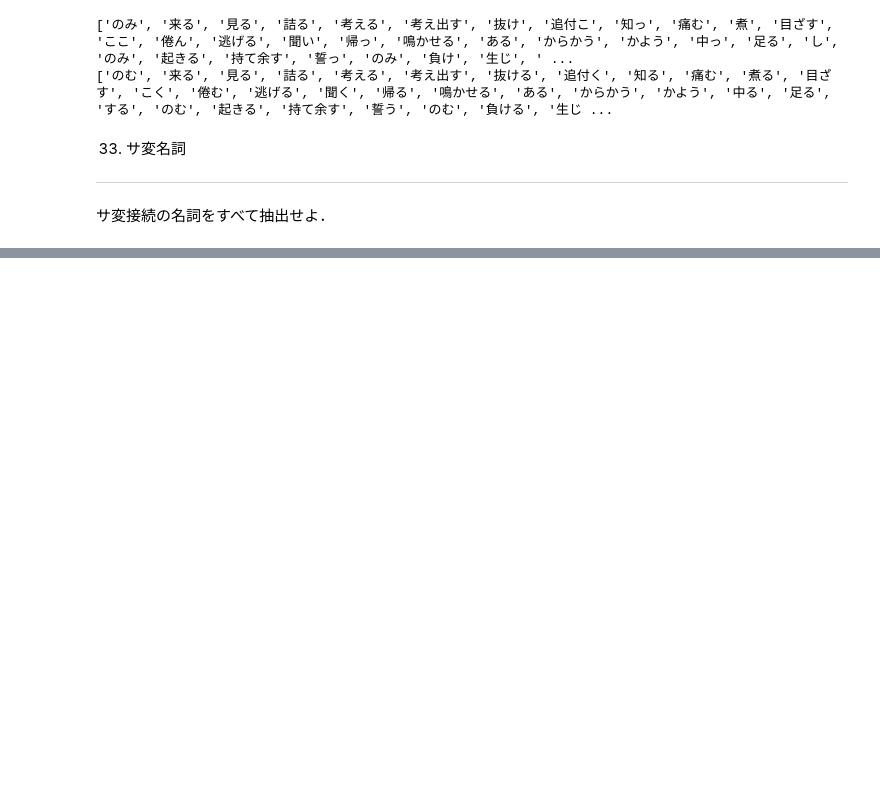
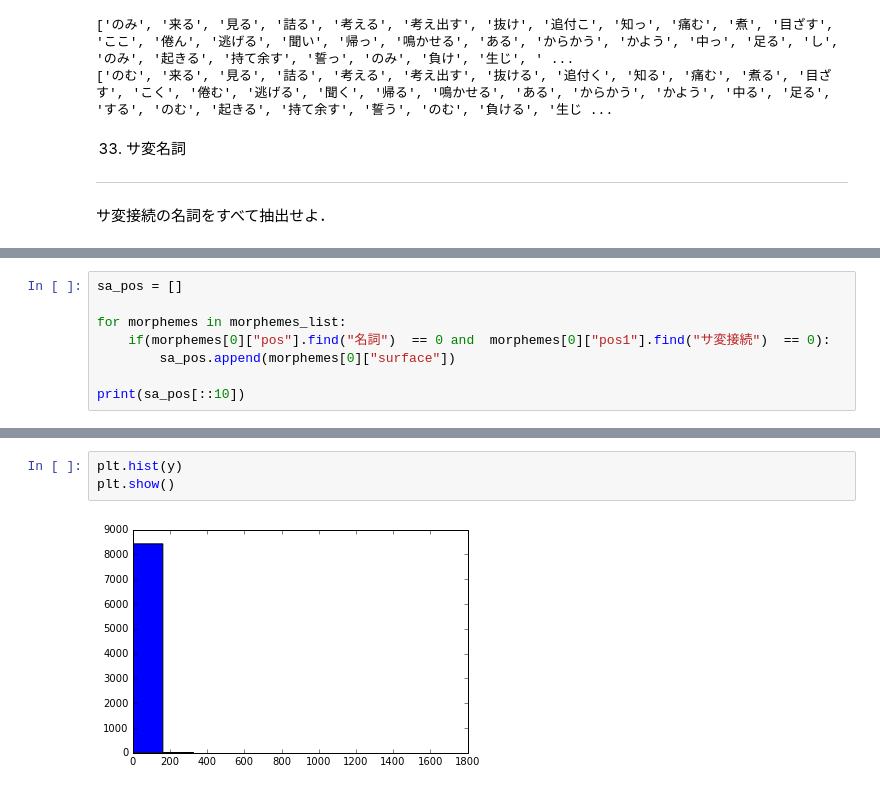
Before and after one commit to imura81gt/nlp100, a Jupyter notebook: nlp100-4.ipynb, the cells around one changed output, grey strips where cells are left out. Drawn from its saved outputs; the diff is of its cells as text; blank space fills up the shorter version.

```diff
--- a/nlp100-4.ipynb
+++ b/nlp100-4.ipynb
@@ -136,0 +114,8 @@ print(verb_base[::10])
+# %%
+sa_pos = []
+
+for morphemes in morphemes_list:
+    if(morphemes[0]["pos"].find("名詞")  == 0 and  morphemes[0]["pos1"].find("サ変接続")  == 0):
+        sa_pos.append(morphemes[0]["surface"])
+
+print(sa_pos[::10])
@@ -136,0 +278,5 @@ print(verb_base[::10])
+# %%
+plt.hist(y)
+plt.show()
+# %% [output]
+[figure, added]
```
Also changed, not shown: parts of 15 cells of this notebook.
